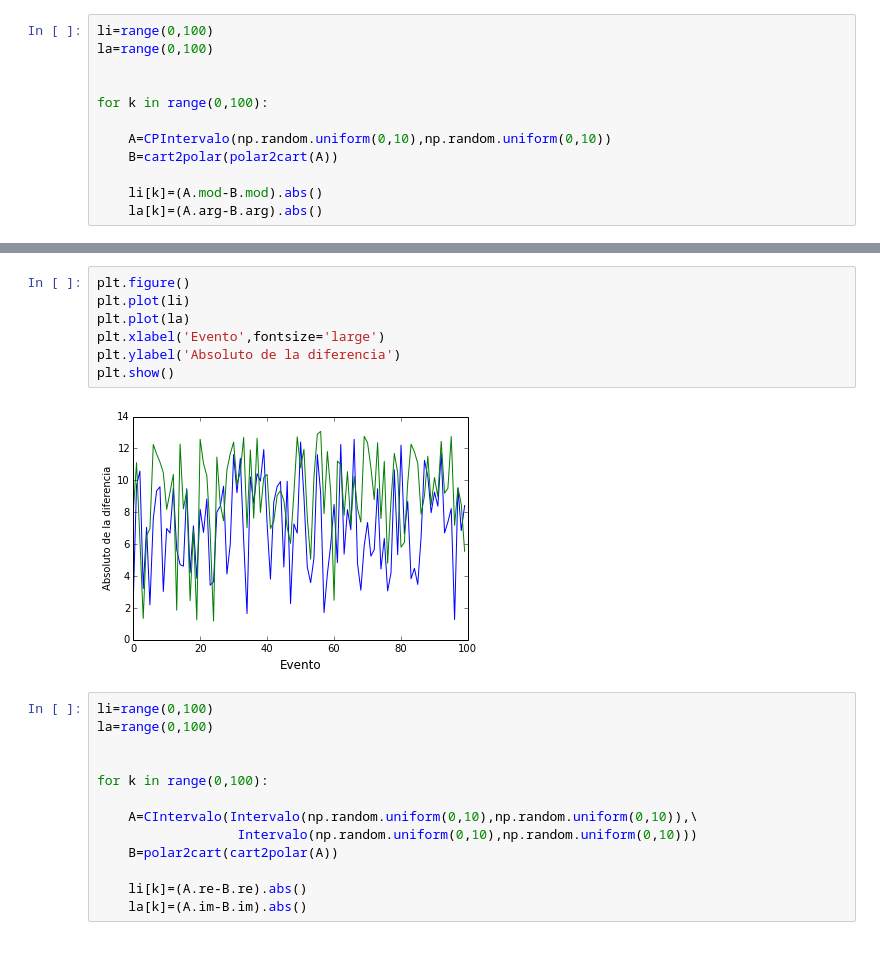
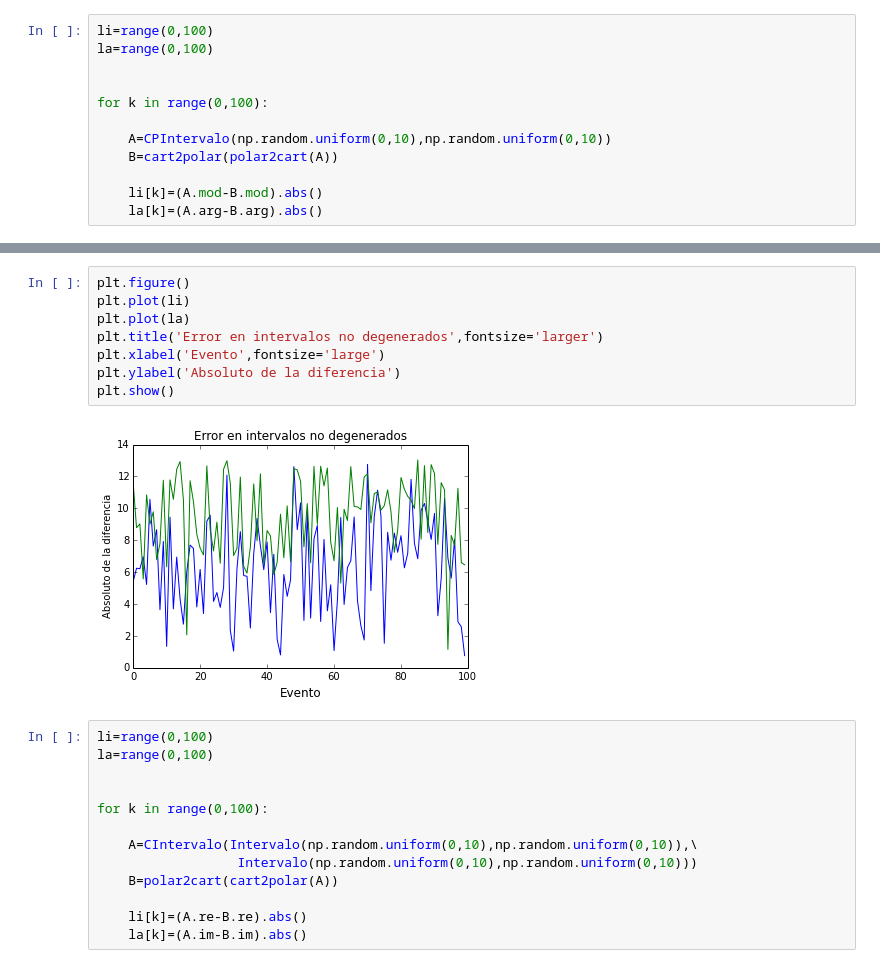
Before and after one commit to davidphysdavalos/ClasePython, a Jupyter notebook: ProyectoFinal/Presentacion.ipynb, the cells around one changed output, grey strips where cells are left out. Cells and saved outputs as stored; diff of their text form.

```diff
--- a/ProyectoFinal/Presentacion.ipynb
+++ b/ProyectoFinal/Presentacion.ipynb
@@ -293,12 +308,13 @@ Advertencia: El intervalo contiene el cero
 # %%
 plt.figure()
 plt.plot(li)
 plt.plot(la)
+plt.title('Error en intervalos no degenerados',fontsize='larger')
 plt.xlabel('Evento',fontsize='large')
 plt.ylabel('Absoluto de la diferencia')
 plt.show()
 # %% [output]
-[figure, old version]
+[figure, new version]
 # %%
 li=range(0,100)
 la=range(0,100)
```
Also changed, not shown: parts of 13 cells of this notebook.
